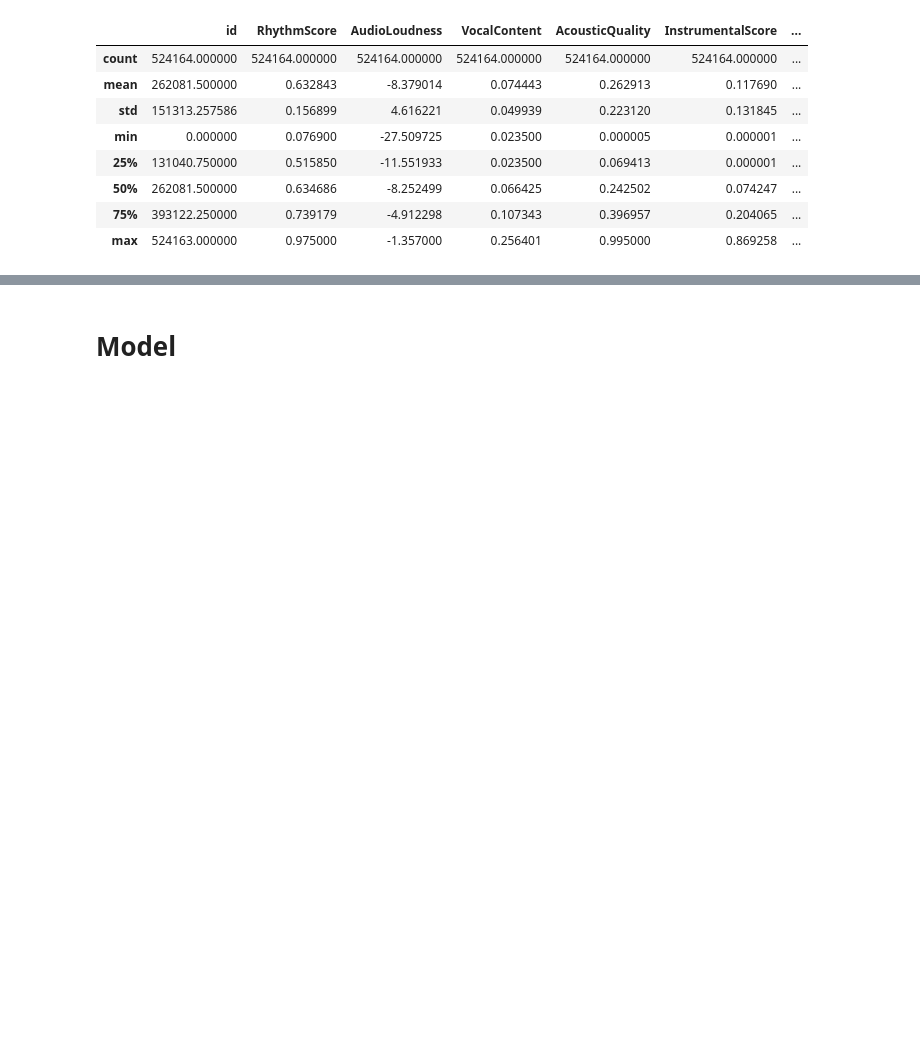
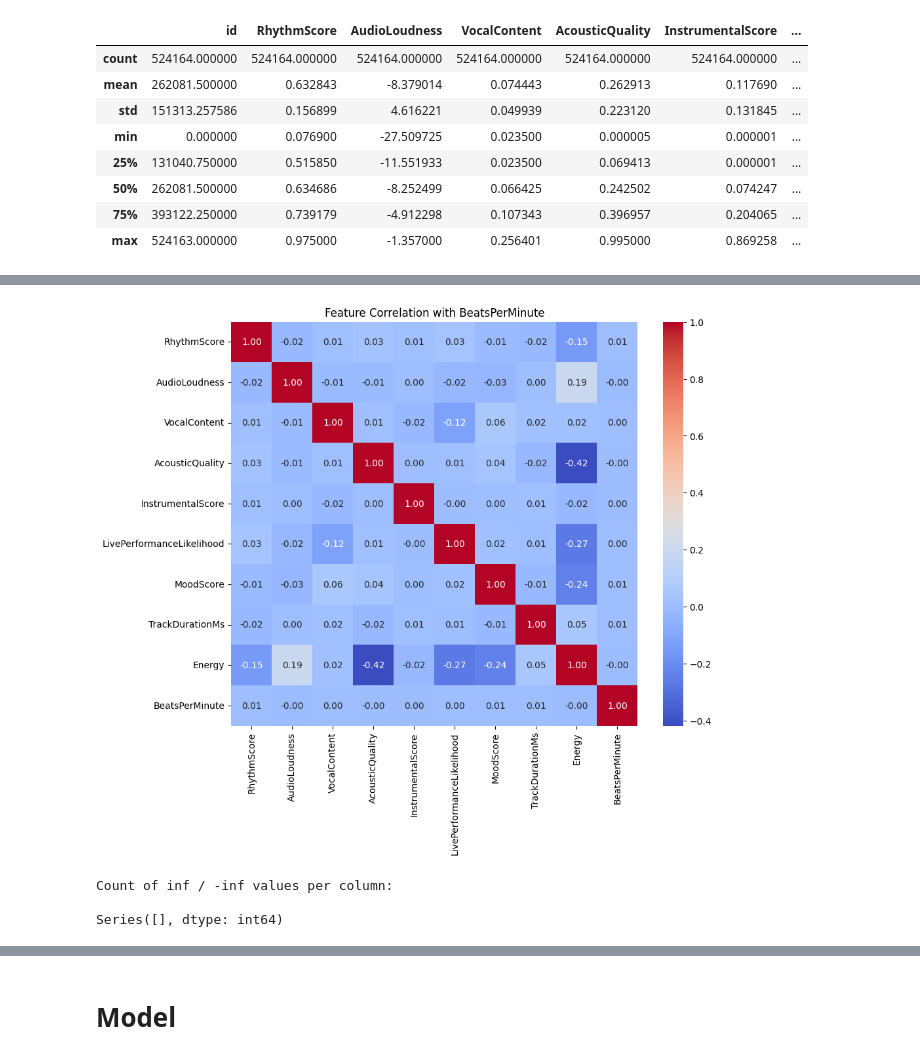
Before and after one commit to Asw13/kaggle_Predicting-the-Beats-per-Minute-of-Songs, a Jupyter notebook: predicting-the-beats-per-minute-of-songs.ipynb, the cells around one changed output, grey strips where cells are left out. Saved outputs shown, nothing was run; the diff lists cells and outputs as text; code cells hidden in the pictures; blank space fills up the shorter version.

Commit message:
Kaggle Notebook | Predicting the Beats-per-Minute of Songs | version 3

```diff
--- a/predicting-the-beats-per-minute-of-songs.ipynb
+++ b/predicting-the-beats-per-minute-of-songs.ipynb
@@ -44,0 +85,17 @@ for i in column:
+# %%
+# Correlation matrix
+plt.figure(figsize=(10, 8))
+sns.heatmap(train_df.corr(), annot=True, fmt=".2f", cmap="coolwarm")
+plt.title("Feature Correlation with BeatsPerMinute")
+plt.show()
+# %% [output]
+[figure, added]
+# %%
+# Check for inf / -inf in each column
+inf_check = train_df.isin([np.inf, -np.inf]).sum()
+print("Count of inf / -inf values per column:\n")
+print(inf_check[inf_check > 0])
+# %% [output]
+Count of inf / -inf values per column:
+
+Series([], dtype: int64)
```
Also changed, not shown: parts of 27 cells of this notebook.
